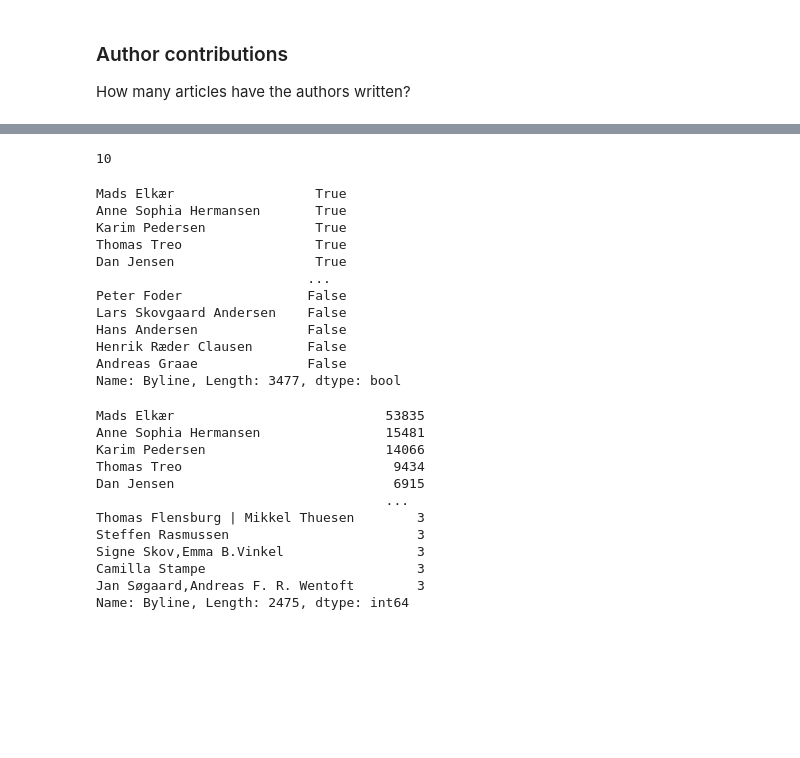
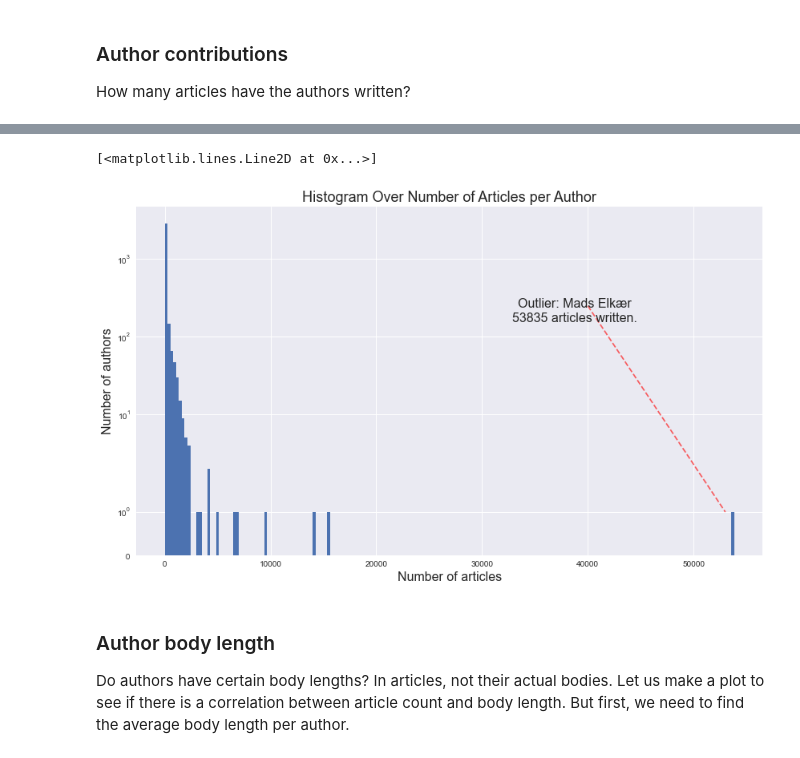
Before and after one commit to kroglkt/articlencoding, a Jupyter notebook: Data Formatting.ipynb, the cells around one changed output, grey strips where cells are left out. Saved outputs shown, nothing was run; the diff lists cells and outputs as text; code cells hidden in the pictures; blank space fills up the shorter version.

```diff
--- a/Data Formatting.ipynb
+++ b/Data Formatting.ipynb
@@ -228,34 +244,26 @@ plt.yscale('symlog')
-# %%
-10**1
-# %% [output]
-10
-# %%
-data['Byline'].value_counts()>2
-# %% [output]
-Mads Elkær                  True
-Anne Sophia Hermansen       True
-Karim Pedersen              True
-Thomas Treo                 True
-Dan Jensen                  True
-                           ...
-Peter Foder                False
-Lars Skovgaard Andersen    False
-Hans Andersen              False
-Henrik Ræder Clausen       False
-Andreas Graae              False
-Name: Byline, Length: 3477, dtype: bool
-# %%
-data['Byline'].value_counts()[data['Byline'].value_counts()>2]
-# %% [output]
-Mads Elkær                           53835
-Anne Sophia Hermansen                15481
-Karim Pedersen                       14066
-Thomas Treo                           9434
-Dan Jensen                            6915
-                                     ...
-Thomas Flensburg | Mikkel Thuesen        3
-Steffen Rasmussen                        3
-Signe Skov,Emma B.Vinkel                 3
-Camilla Stampe                           3
-Jan Søgaard,Andreas F. R. Wentoft        3
-Name: Byline, Length: 2475, dtype: int64
+# %%
+counts = list(data['Byline'].value_counts())
+
+# plt.yscale('symlog')
+# plt.xlim(-100,4000)
+
+y, bin_edges = np.histogram(counts, bins=200)
+x = 0.5*(bin_edges[1:] + bin_edges[:-1])
+
+fig, ax = plt.subplots(1, figsize=(14,8))
+plt.bar(x,y,width=np.diff(bin_edges))
+
+plt.yscale('symlog')
+plt.title("Histogram Over Number of Articles per Author", fontsize=18)
+plt.xlabel("Number of articles", fontsize=16)
+plt.ylabel("Number of authors", fontsize=16)
+
+desc = "Outlier: Mads Elkær\n53835 articles written."
+plt.text(0.7, 0.7, desc, horizontalalignment='center',verticalalignment='center', transform=ax.transAxes, fontsize=16)
+plt.plot([40000,53000], [250,1], '--', c='red', alpha=.6)
+# %% [output]
+[<matplotlib.lines.Line2D at 0x...>]
+[figure, added]
+# %% [markdown]
+### Author body length
+Do authors have certain body lengths? In articles, not their actual bodies. Let us make a plot to see if there is a correlation between article count and body length. But first, we need to find the average body length per author.
```
Also changed, not shown: parts of 16 cells of this notebook, 2 other files.
